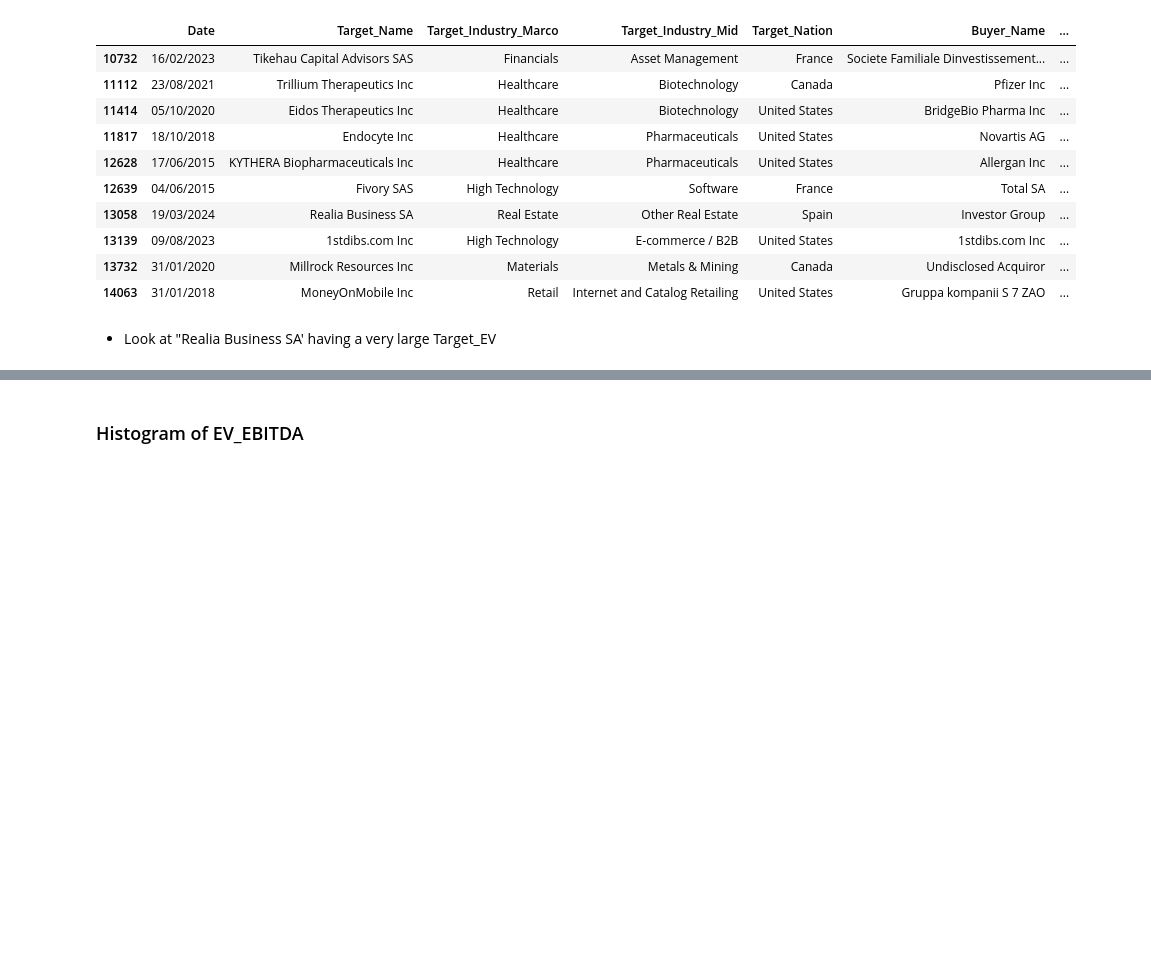
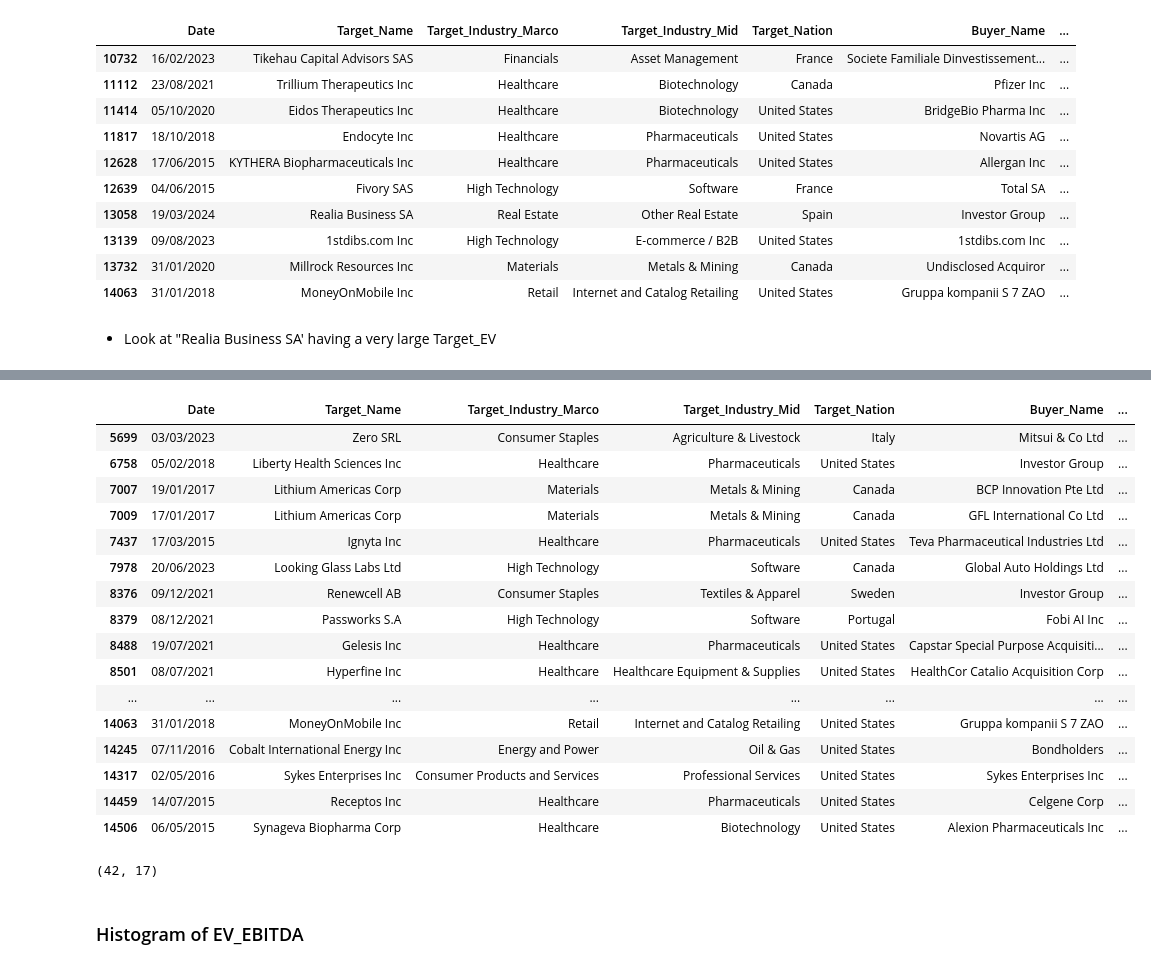
Before and after one commit to georgylevin27/ValTool, a Jupyter notebook: larryxmiller_valtool.ipynb, the cells around one changed output, grey strips where cells are left out. Drawn from its saved outputs; the diff is of its cells as text; code cells hidden in the pictures; blank space fills up the shorter version.

```diff
--- a/larryxmiller_valtool.ipynb
+++ b/larryxmiller_valtool.ipynb
@@ -225,3 +244,29 @@ outliers
+# %%
+high_EV_rev = df[df['EV_Rev'] > 1000]
+high_EV_rev
+# %% [output]
+|  | Date | Target_Name | Target_Industry_Marco | Target_Industry_Mid | Target_Nation | Buyer_Name | ... |
+| 5699 | 03/03/2023 | Zero SRL | Consumer Staples | Agriculture & Livestock | Italy | Mitsui & Co Ltd | ... |
+| 6758 | 05/02/2018 | Liberty Health Sciences Inc | Healthcare | Pharmaceuticals | United States | Investor Group | ... |
+| 7007 | 19/01/2017 | Lithium Americas Corp | Materials | Metals & Mining | Canada | BCP Innovation Pte Ltd | ... |
+| 7009 | 17/01/2017 | Lithium Americas Corp | Materials | Metals & Mining | Canada | GFL International Co Ltd | ... |
+| 7437 | 17/03/2015 | Ignyta Inc | Healthcare | Pharmaceuticals | United States | Teva Pharmaceutical Industries Ltd | ... |
+| 7978 | 20/06/2023 | Looking Glass Labs Ltd | High Technology | Software | Canada | Global Auto Holdings Ltd | ... |
+| 8376 | 09/12/2021 | Renewcell AB | Consumer Staples | Textiles & Apparel | Sweden | Investor Group | ... |
+| 8379 | 08/12/2021 | Passworks S.A | High Technology | Software | Portugal | Fobi AI Inc | ... |
+| 8488 | 19/07/2021 | Gelesis Inc | Healthcare | Pharmaceuticals | United States | Capstar Special Purpose Acquisiti... | ... |
+| 8501 | 08/07/2021 | Hyperfine Inc | Healthcare | Healthcare Equipment & Supplies | United States | HealthCor Catalio Acquisition Corp | ... |
+| ... | ... | ... | ... | ... | ... | ... | ... |
+| 14063 | 31/01/2018 | MoneyOnMobile Inc | Retail | Internet and Catalog Retailing | United States | Gruppa kompanii S 7 ZAO | ... |
+| 14245 | 07/11/2016 | Cobalt International Energy Inc | Energy and Power | Oil & Gas | United States | Bondholders | ... |
+| 14317 | 02/05/2016 | Sykes Enterprises Inc | Consumer Products and Services | Professional Services | United States | Sykes Enterprises Inc | ... |
+| 14459 | 14/07/2015 | Receptos Inc | Healthcare | Pharmaceuticals | United States | Celgene Corp | ... |
+| 14506 | 06/05/2015 | Synageva Biopharma Corp | Healthcare | Biotechnology | United States | Alexion Pharmaceuticals Inc | ... |
+# %%
+#Count EV_Rev > 1000
+high_EV_rev.shape
+# %% [output]
+(42, 17)
 # %% [markdown]
 ### Histogram of EV_EBITDA
 # %%
```
Also changed, not shown: parts of 3 cells of this notebook.
